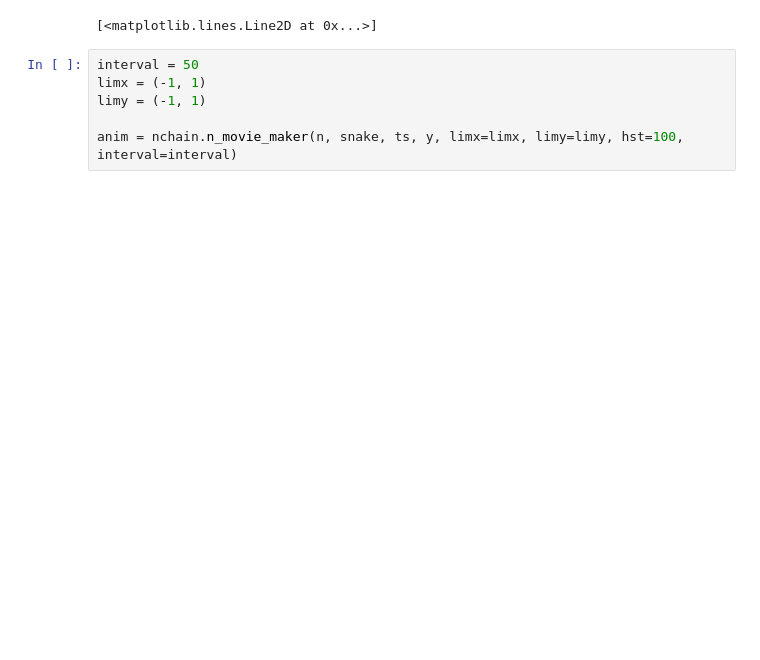
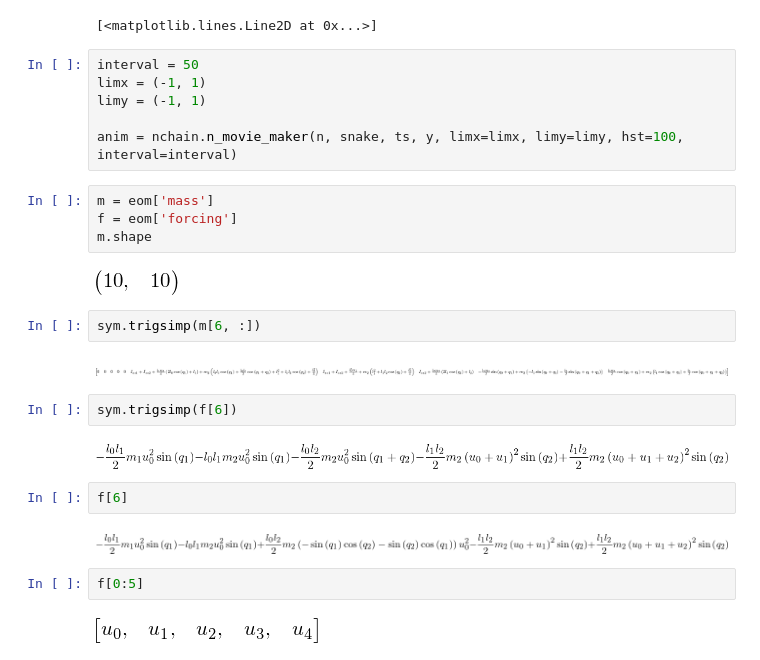
Before and after one commit to isaacyeaton/snaketurn, a Jupyter notebook: nchain-shape-space.ipynb, the cells around one changed output. Cells and saved outputs as stored; diff of their text form; blank space fills up the shorter version.

```diff
--- a/nchain-shape-space.ipynb
+++ b/nchain-shape-space.ipynb
@@ -175,3 +225,25 @@ limx = (-1, 1)
 limy = (-1, 1)
 
 anim = nchain.n_movie_maker(n, snake, ts, y, limx=limx, limy=limy, hst=100, interval=interval)
+# %%
+m = eom['mass']
+f = eom['forcing']
+m.shape
+# %% [output]
+[figure, added]
+# %%
+sym.trigsimp(m[6, :])
+# %% [output]
+[figure, added]
+# %%
+sym.trigsimp(f[6])
+# %% [output]
+[figure, added]
+# %%
+f[6]
+# %% [output]
+[figure, added]
+# %%
+f[0:5]
+# %% [output]
+[figure, added]
```
Also changed, not shown: parts of 22 cells of this notebook.
